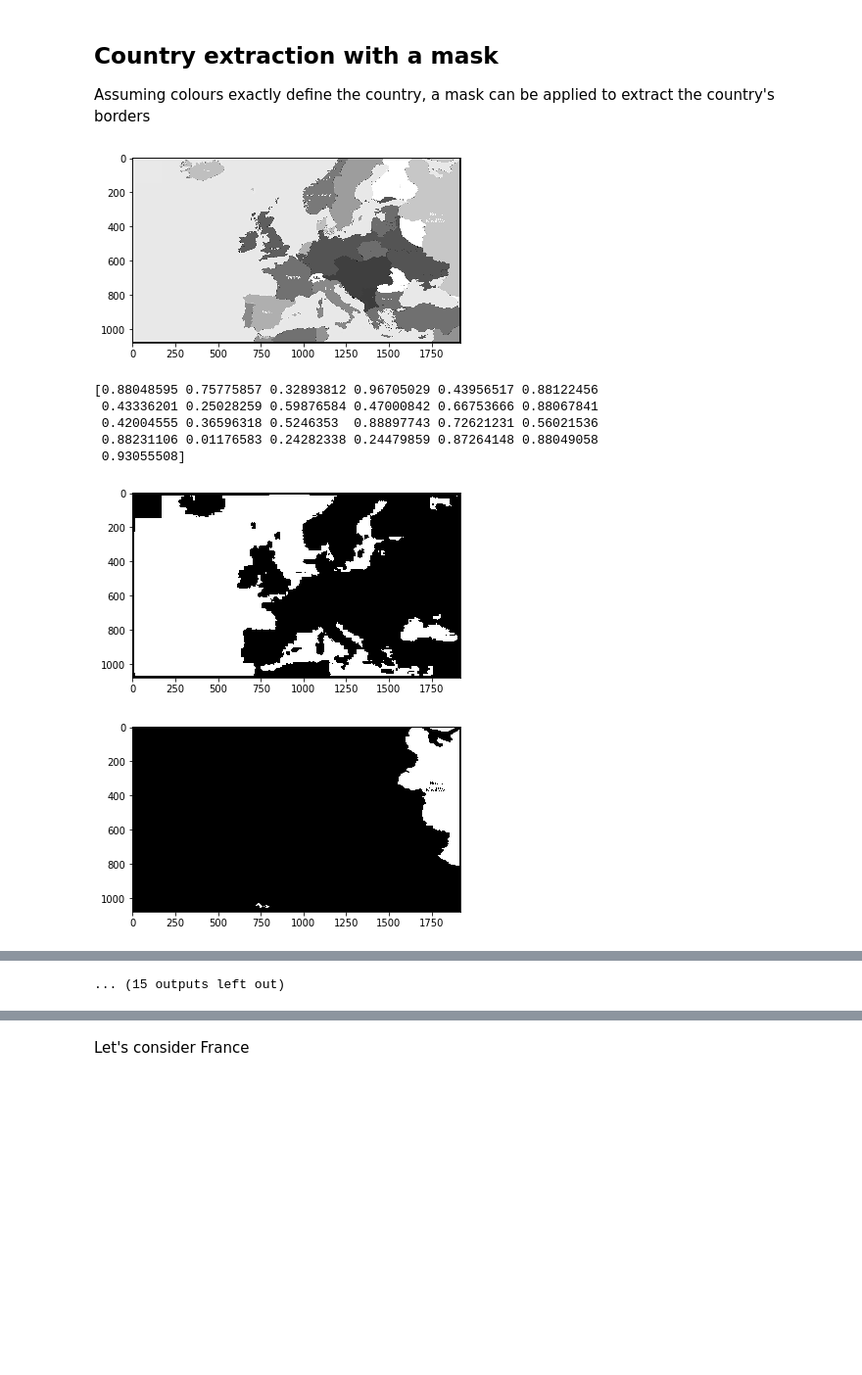
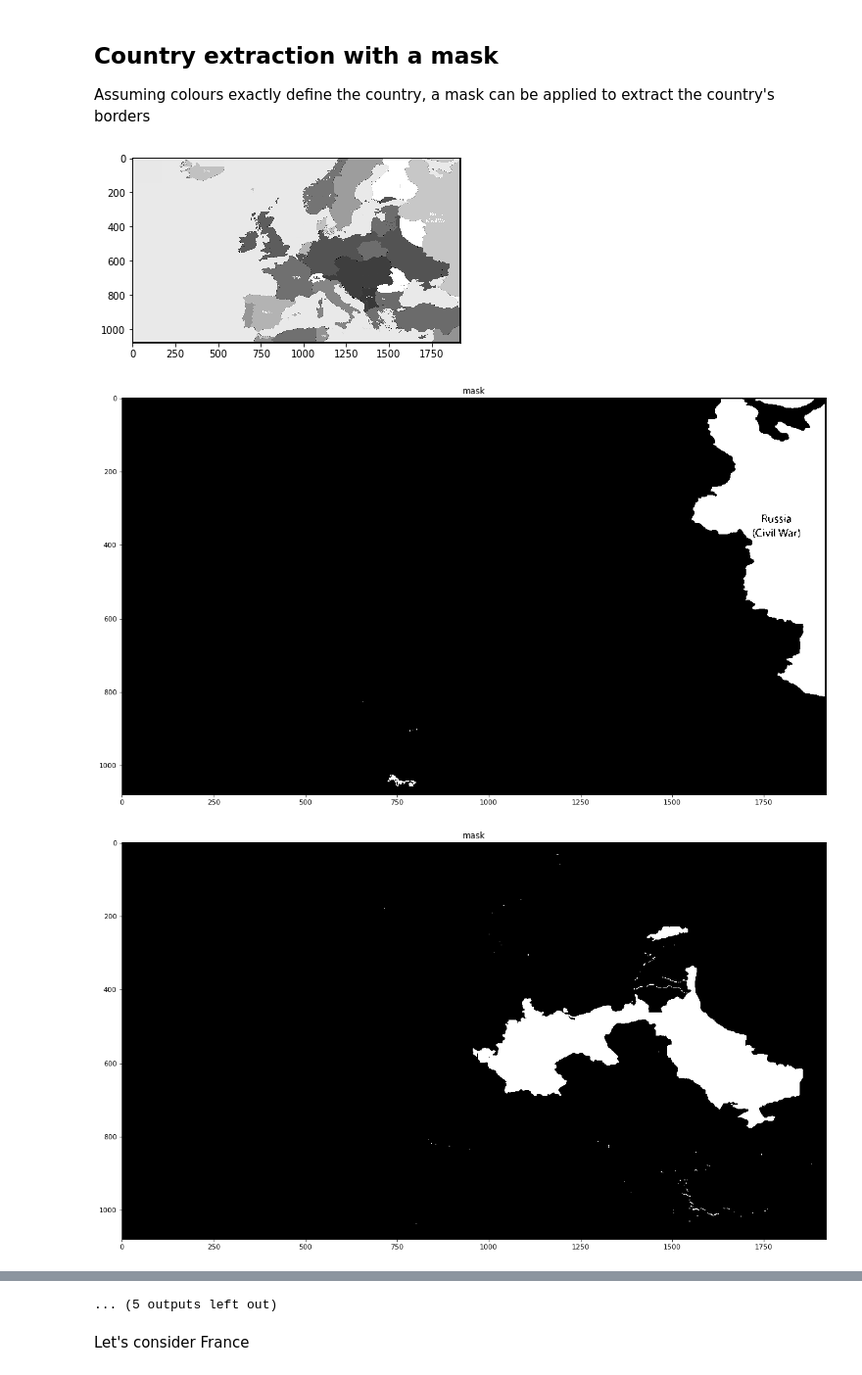
Before and after one commit to cadoman/map-parser, a Jupyter notebook: notebooks/polygon_extraction.ipynb, the cells around one changed output, grey strips where cells are left out. Shown at 98% size. Drawn from its saved outputs; the diff is of its cells as text; code cells hidden in the pictures; blank space fills up the shorter version.

Commit message:
sea recognition & morphology

```diff
--- a/notebooks/polygon_extraction.ipynb
+++ b/notebooks/polygon_extraction.ipynb
@@ -207,35 +234,46 @@ print_colors(extracted_colors)
 Assuming colours exactly define the country, a mask can be applied to extract the country's borders
 # %%
 from skimage.filters.rank import median
+import skimage.morphology
 
 def get_masked(source_img, colour):
     h, w = source_img.shape[:2]
     return source_img==colour
 def noise_reduction(img) :
     return median(img, selem=np.ones((3, 3)))
 
+def colour_distance(rgb1, rgb2):
+    [[lab1, lab2]] = skimage.color.rgb2lab([[rgb1, rgb2]])
+    return np.linalg.norm(lab1 - lab2)
+
 grayscale_europe = color.rgb2gray(clustered_europe_no_location)
-grayscale_major_colors = color.rgb2gray(np.concatenate(extracted_colors['value'].values).reshape((len(extracted_colors), 1, 3))).flatten()
+
+colors_for_mask = np.concatenate(extracted_colors['value'].values).reshape((len(extracted_colors), 1, 3))
+sea_colour = colors_for_mask[0, 0]
+land_colors = [color for color in colors_for_mask if colour_distance(sea_colour, color[0]) > 10 ]
+grayscale_major_colors = color.rgb2gray(np.array(land_colors)).flatten()
 #display_img(grayscale_europe, 'Europe grayscale')
 #display_img(grayscale_major_colors, 'Colors in europe', True)
 masks = []
 display_img(grayscale_europe)
-print(grayscale_major_colors)
 for col in grayscale_major_colors:
     mask = get_masked(grayscale_europe,col)
     masks.append(mask)
 masks = [noise_reduction(mask) for mask in masks]
 
+
+def get_eroded(img) :
+    selem = skimage.morphology.disk(6)
+    return skimage.morphology.erosion(img, selem)
+
+def is_not_only_borders(bin_img):
+    return np.count_nonzero(get_eroded(bin_img)) > 0
+masks = [mask for mask in masks if is_not_only_borders(mask)]
 for mask in masks :
-    display_img(mask)
+    display_img(mask, 'mask', True)
 #    mask_rgb = np.repeat(mask, 3).reshape(europe.shape)
  #   display_img(np.where(mask_rgb, europe, np.ones(europe_cleaned.shape)), "One color extraction", True)
 # %% [output]
-[figure, old version]
+[figure, new version]
-[0.88048595 0.75775857 0.32893812 0.96705029 0.43956517 0.88122456
- 0.43336201 0.25028259 0.59876584 0.47000842 0.66753666 0.88067841
- 0.42004555 0.36596318 0.5246353  0.88897743 0.72621231 0.56021536
- 0.88231106 0.01176583 0.24282338 0.24479859 0.87264148 0.88049058
- 0.93055508]
-[figure, old version]
+[figure, new version]
-[figure, old version]
+[figure, new version]
@@ -250 +287,0 @@ for mask in masks :
-... (15 outputs left out)
@@ -251,3 +289,4 @@ for mask in masks :
+... (5 outputs left out)
 # %% [markdown]
 Let's consider France
 # %%
```
Also changed, not shown: parts of 12 cells of this notebook.
